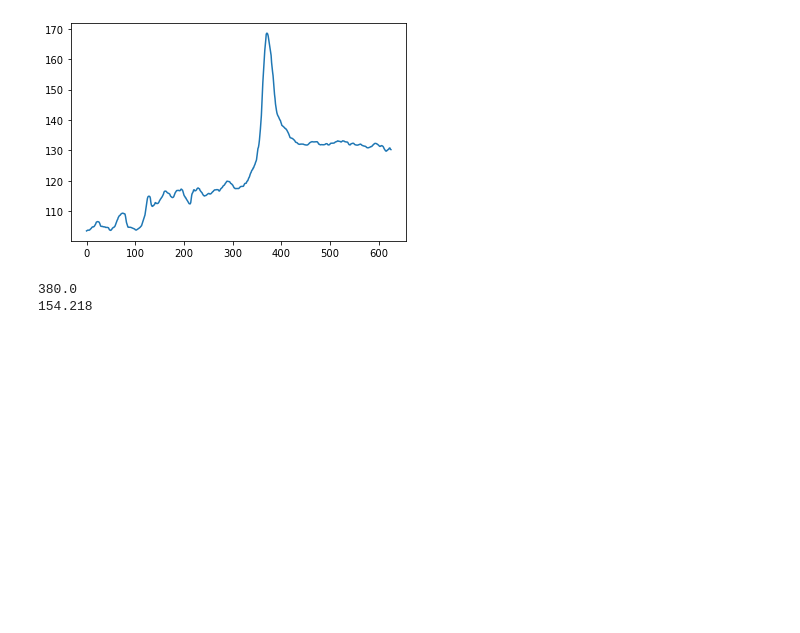
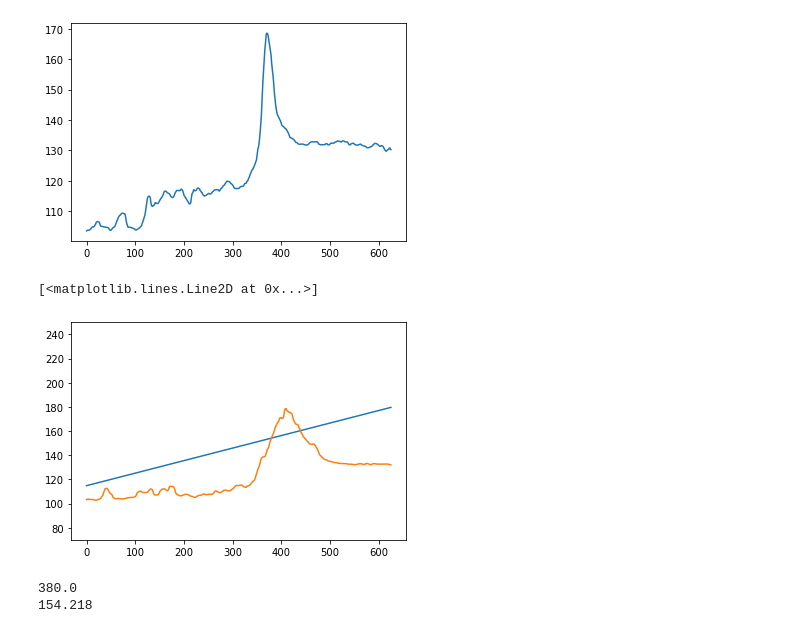
Before and after one commit to gsalazarq/cosmicraysuni, a Jupyter notebook: atenuation_calculation/notas-atenuacion-muones.ipynb, the cells around one changed output. Saved outputs shown, nothing was run; the diff lists cells and outputs as text; code cells hidden in the pictures; blank space fills up the shorter version.

```diff
--- a/atenuation_calculation/notas-atenuacion-muones.ipynb
+++ b/atenuation_calculation/notas-atenuacion-muones.ipynb
@@ -63,7 +63,7 @@ Acá ingresa los valores  de la curva real
   #  vec_para.append(temp)
 #para_vec = np.asarray(vec_para)
 # %%
-df = pd.read_csv('/home/user/Dropbox/z_Toolbox/python/rastert_dem_uni1-clean.txt', sep =" ", header=None)
+df = pd.read_csv('./rastert_dem_uni1-clean.txt', sep =" ", header=None)
 df_filtrado = df.fillna(0)
 df_limpio=df.drop(columns=626)#eliminar la última columna
 df_limpio.head()
@@ -137,25 +141,28 @@ numpy.ndarray
 # %%
 #### IMPORTANTE
 inicio = 380 # indice donde quiero empezar a analizar en el eje X
 
 punto_inicio=[50,120]# punto desde donde se coloca el observador
 
 ####  Puntos de la curva
 # iloc 110 elige la fila que quiero analizar
 
 np_array = df_limpio.iloc[110].to_numpy()
 
 vec_recta= []
 
 #esto genera la recta
 for j in range(0,len(arr_x)):
     tm=recta(punto_inicio[0],punto_inicio[1],arr_x[inicio], np_array[inicio], arr_x[j])
     vec_recta.append(tm)
     recta_vec = np.asarray(vec_recta)
 
-#plt.ylim([70, 250]) # limita el rango en el que se muestra el eje Y
-#plt.plot(recta_vec)
-#plt.plot(np_array)
+plt.ylim([70, 250]) # limita el rango en el que se muestra el eje Y
+plt.plot(recta_vec)
+plt.plot(np_array)
+# %% [output]
+[<matplotlib.lines.Line2D at 0x...>]
+[figure, added]
 # %%
 len(np_array)
 print(arr_x[inicio])
```
Also changed, not shown: parts of 2 cells of this notebook.
